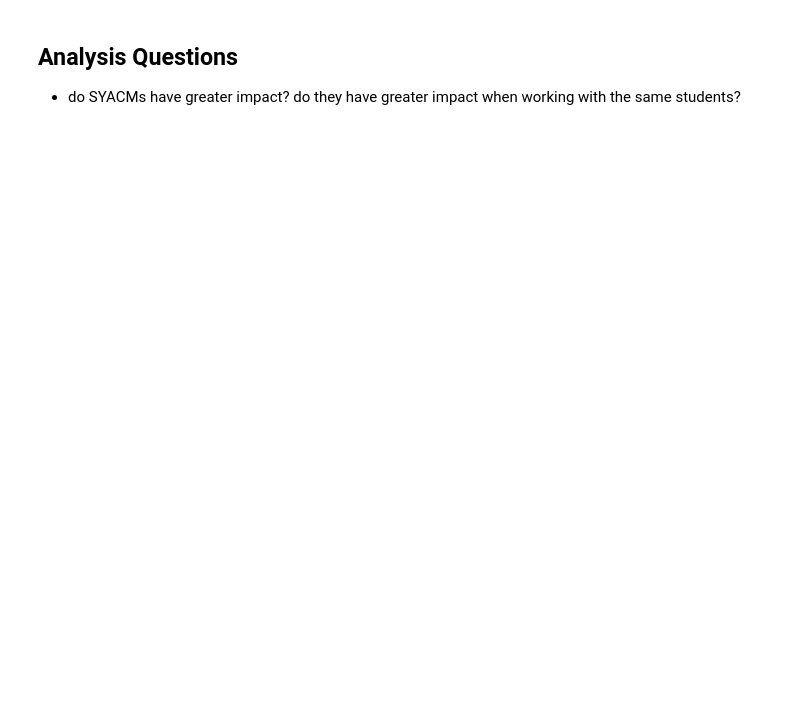
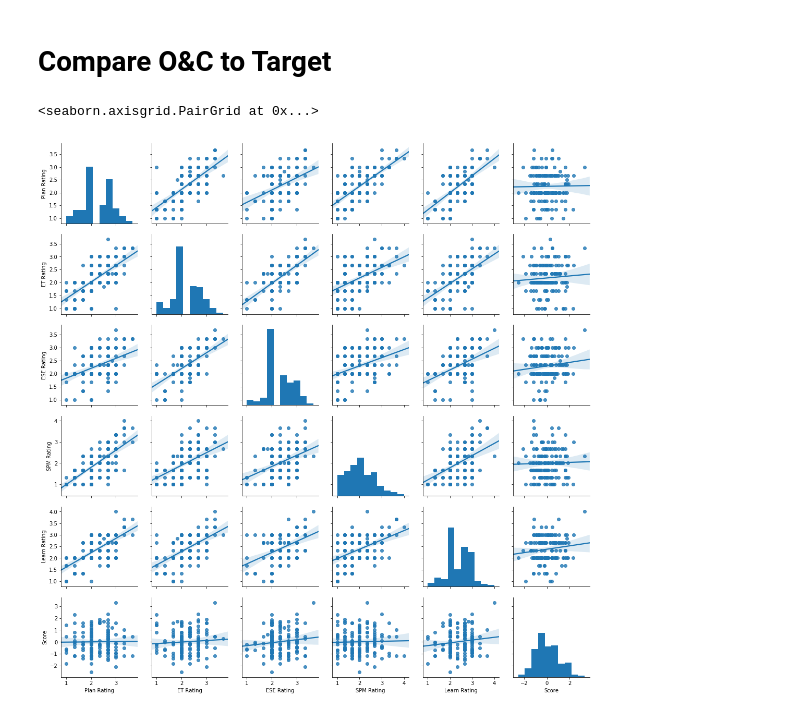
Before and after one commit to chrisluedtke/CityYear-ACM-Analysis, a Jupyter notebook: Analysis.ipynb, the cells around one changed output. Cells and saved outputs as stored; diff of their text form; code cells hidden in the pictures; blank space fills up the shorter version.

```diff
--- a/Analysis.ipynb
+++ b/Analysis.ipynb
@@ -73,6 +112,12 @@ sns.jointplot(x=("Growth_v_Target", "mean"), y=("Amount_of_Time__c_YTD", "mean")
 mean_df[("Growth_v_Target", "mean")].hist()
 # %%
 mean_df[("Hit_Target?", "mean")].hist()
-# %% [markdown]
-## Analysis Questions
-* do SYACMs have greater impact? do they have greater impact when working with the same students?
+# %% [markdown]
+# Compare O&C to Target
+# %%
+oc_df = heatmaps_df_agg.merge(impact_df[['Staff__c', 'Score', 'Hit_Target? mean']], on='Staff__c')
+# %%
+sns.pairplot(oc_df[[col for col in oc_df.columns if '_norm' not in col]], kind="reg")
+# %% [output]
+<seaborn.axisgrid.PairGrid at 0x...>
+[figure, added]
```
Also changed, not shown: parts of 26 cells of this notebook, 5 other files.
